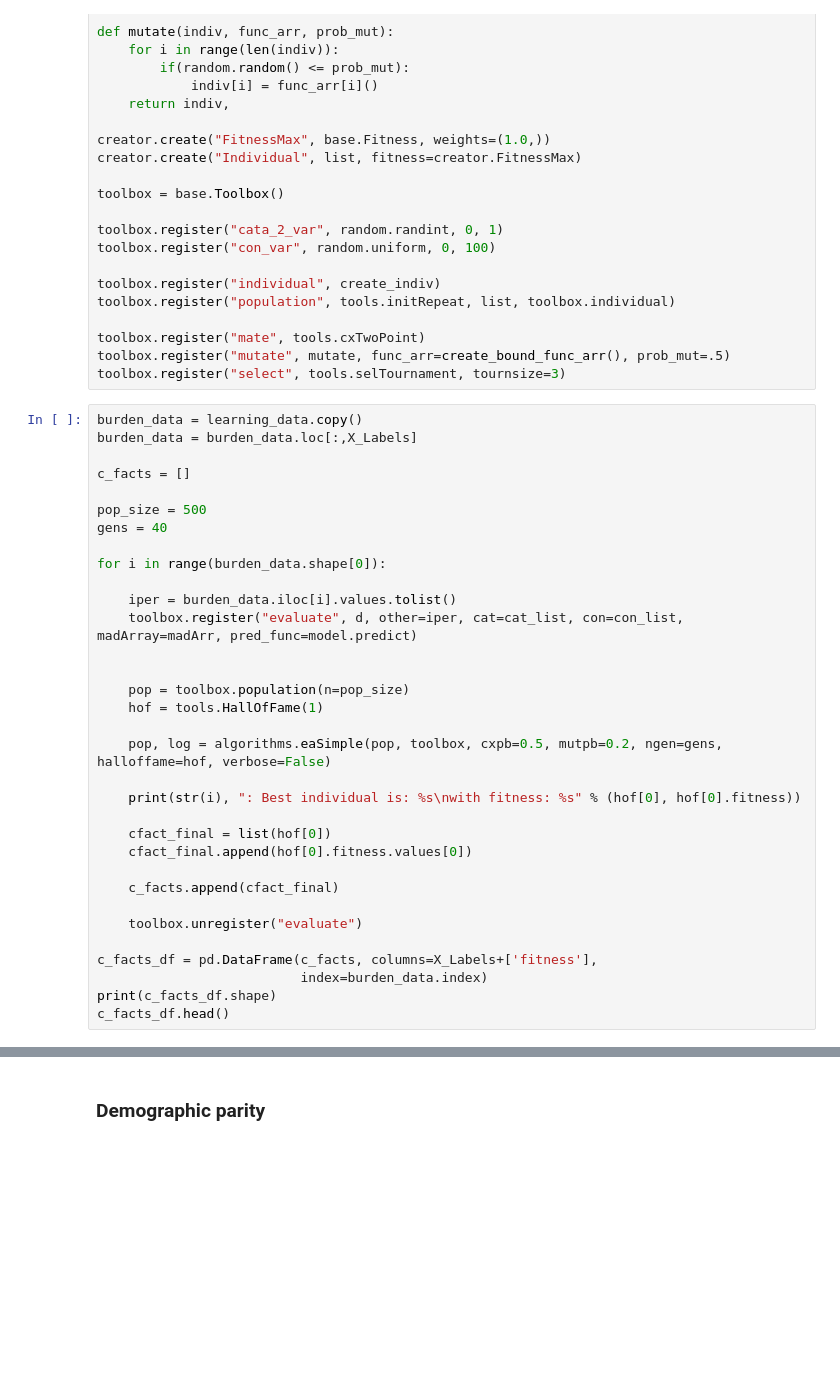
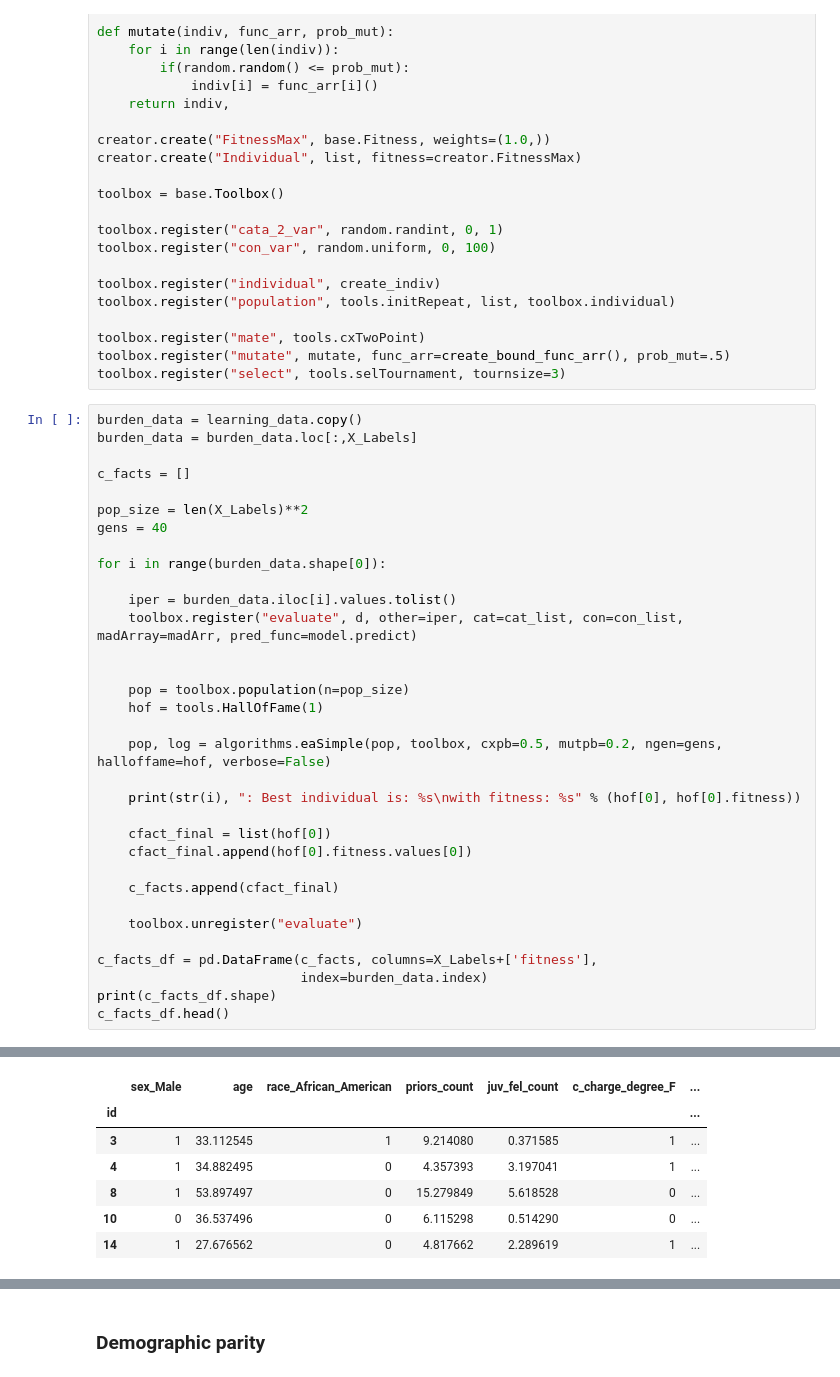
Before and after one commit to NathanielCJ/H2-unbiasedml, a Jupyter notebook: Burden/Burden_Exper_DEAP.ipynb, the cells around one changed output, grey strips where cells are left out. Drawn from its saved outputs; the diff is of its cells as text; blank space fills up the shorter version.

```diff
--- a/Burden/Burden_Exper_DEAP.ipynb
+++ b/Burden/Burden_Exper_DEAP.ipynb
@@ -281,7 +281,7 @@ burden_data = burden_data.loc[:,X_Labels]
 
 c_facts = []
 
-pop_size = 500
+pop_size = len(X_Labels)**2
 gens = 40
 
 for i in range(burden_data.shape[0]):
@@ -328,0 +329,7 @@ with fitness: (1.9230919547653786,)
+|  | sex_Male | age | race_African_American | priors_count | juv_fel_count | c_charge_degree_F | ... |
+| id |  |  |  |  |  |  | ... |
+| 3 | 1 | 33.112545 | 1 | 9.214080 | 0.371585 | 1 | ... |
+| 4 | 1 | 34.882495 | 0 | 4.357393 | 3.197041 | 1 | ... |
+| 8 | 1 | 53.897497 | 0 | 15.279849 | 5.618528 | 0 | ... |
+| 10 | 0 | 36.537496 | 0 | 6.115298 | 0.514290 | 0 | ... |
+| 14 | 1 | 27.676562 | 0 | 4.817662 | 2.289619 | 1 | ... |
```
Also changed, not shown: parts of 14 cells of this notebook, 4 other files.
